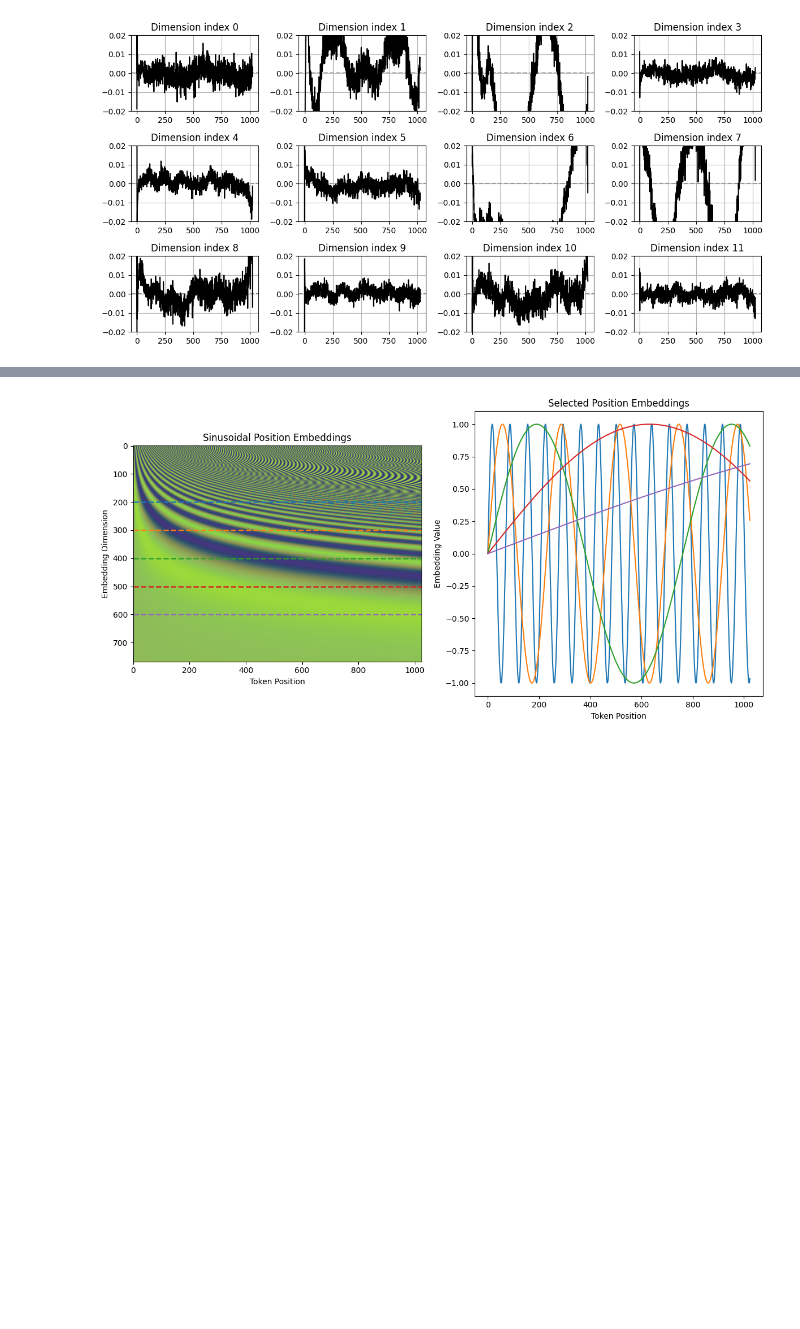
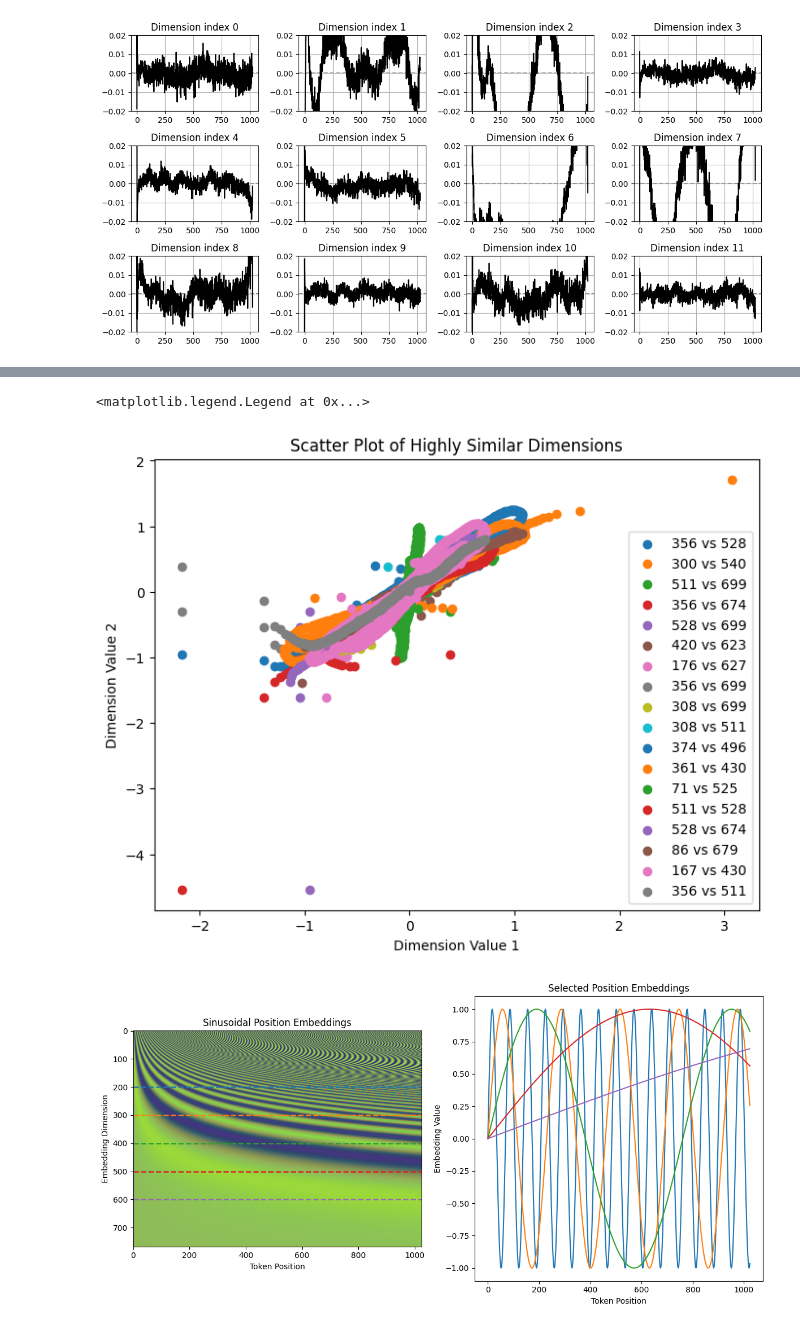
Before and after one commit to pablogasco1/deep-learning, a Jupyter notebook: notebooks_llms/02-embeddings_spaces_7.ipynb, the cells around one changed output, grey strips where cells are left out. Cells and saved outputs as stored; diff of their text form; code cells hidden in the pictures; blank space fills up the shorter version.

```diff
--- a/notebooks_llms/02-embeddings_spaces_7.ipynb
+++ b/notebooks_llms/02-embeddings_spaces_7.ipynb
@@ -124,3 +165,17 @@ plt.show()
+# %%
+# scatter plot of the values of the two dimensions against each other in the same plot
+plt.figure(figsize=(8, 6))
+for dim1, dim2, sim in highly_similar_pairs:
+    plt.scatter(position_embeddings[:, dim1], position_embeddings[:, dim2], label=f'{dim1} vs {dim2}')
+plt.title('Scatter Plot of Highly Similar Dimensions')
+plt.xlabel('Dimension Value 1')
+plt.ylabel('Dimension Value 2')
+plt.legend()
+
+# we can see that they are highly correlated in a linear way, which means that they are capturing very similar information about the positions.
+# %% [output]
+<matplotlib.legend.Legend at 0x...>
+[figure, added]
 # %%
 # another approach different to training the embeddings from data like in GPT2 is to create a bunc of sine and cosine waves of different frequencies,
 # which is what the original transformer paper did.
```
Also changed, not shown: parts of 3 cells of this notebook, 1 other file.
